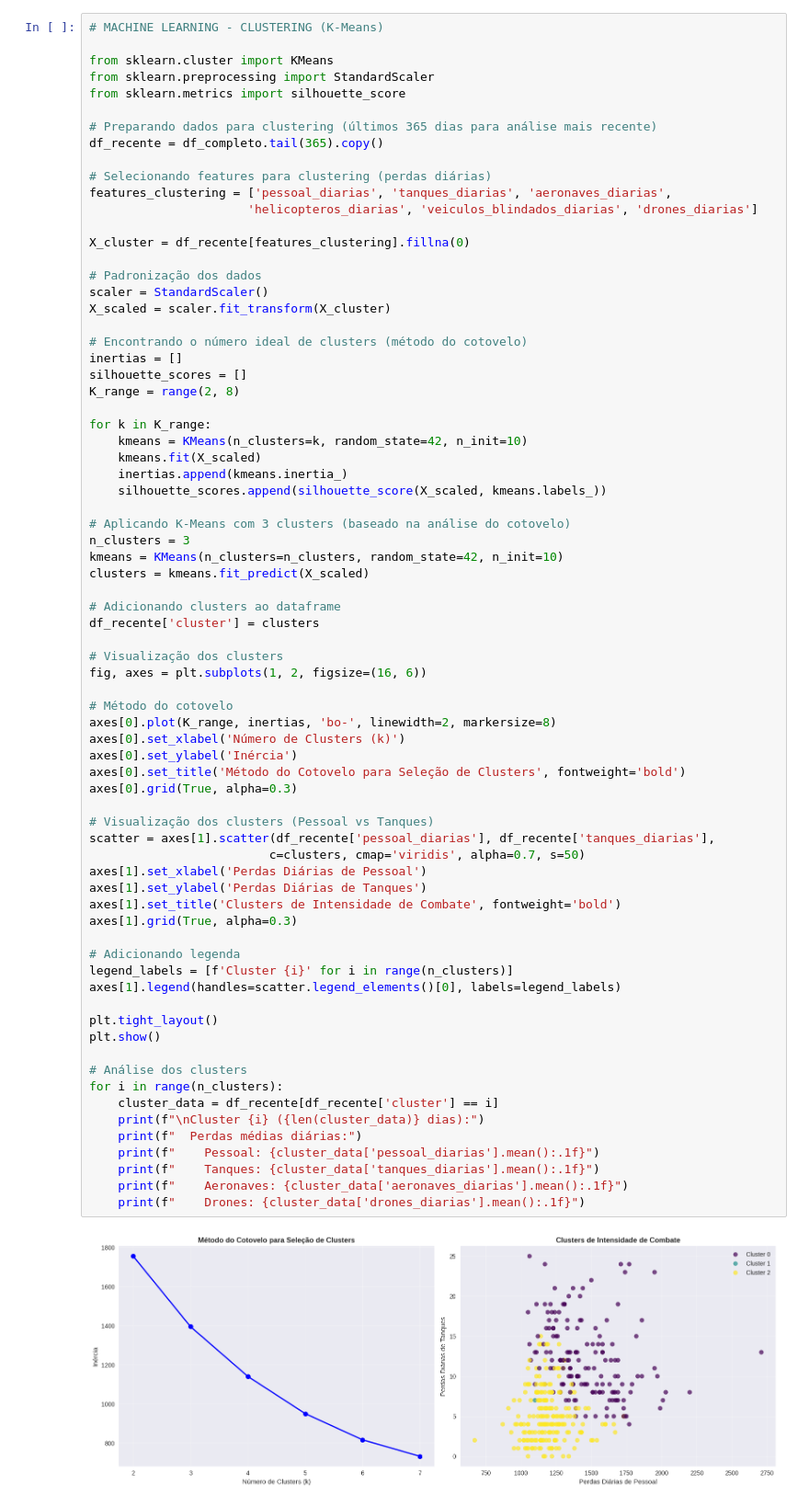
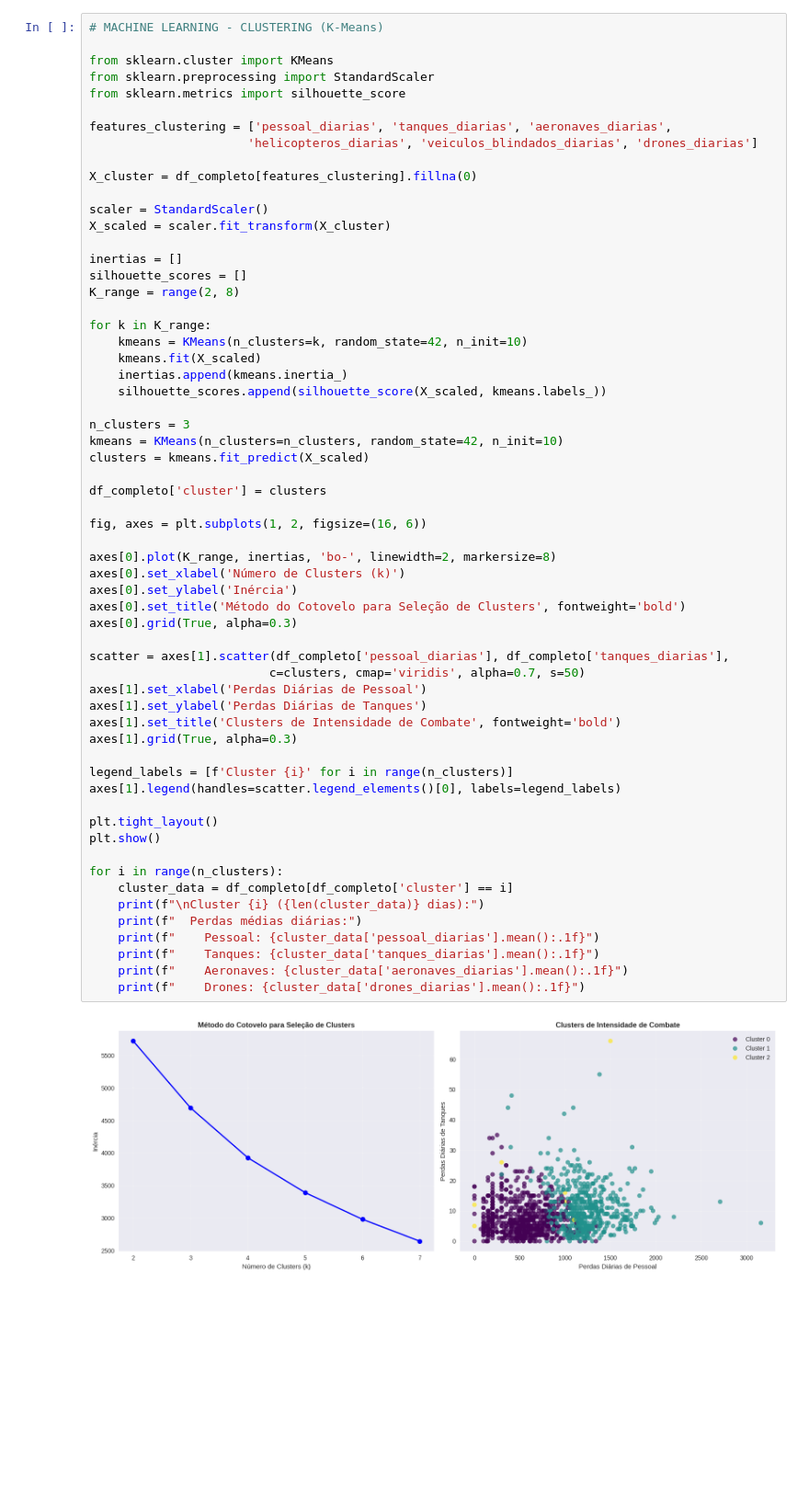
Before and after one commit to wellsla/analise-guerra-na-ucrania-ds-upf, a Jupyter notebook: AnaliseDaGuerraNaUcrania.ipynb, the cells around one changed output. Shown at 92% size. Drawn from its saved outputs; the diff is of its cells as text; blank space fills up the shorter version.

```diff
--- a/AnaliseDaGuerraNaUcrania.ipynb
+++ b/AnaliseDaGuerraNaUcrania.ipynb
@@ -169,20 +143,14 @@ from sklearn.cluster import KMeans
 from sklearn.preprocessing import StandardScaler
 from sklearn.metrics import silhouette_score
 
-# Preparando dados para clustering (últimos 365 dias para análise mais recente)
-df_recente = df_completo.tail(365).copy()
-
-# Selecionando features para clustering (perdas diárias)
 features_clustering = ['pessoal_diarias', 'tanques_diarias', 'aeronaves_diarias',
                       'helicopteros_diarias', 'veiculos_blindados_diarias', 'drones_diarias']
 
-X_cluster = df_recente[features_clustering].fillna(0)
+X_cluster = df_completo[features_clustering].fillna(0)
 
-# Padronização dos dados
 scaler = StandardScaler()
 X_scaled = scaler.fit_transform(X_cluster)
 
-# Encontrando o número ideal de clusters (método do cotovelo)
 inertias = []
 silhouette_scores = []
 K_range = range(2, 8)
@@ -193,47 +161,40 @@ for k in K_range:
     inertias.append(kmeans.inertia_)
     silhouette_scores.append(silhouette_score(X_scaled, kmeans.labels_))
 
-# Aplicando K-Means com 3 clusters (baseado na análise do cotovelo)
 n_clusters = 3
 kmeans = KMeans(n_clusters=n_clusters, random_state=42, n_init=10)
 clusters = kmeans.fit_predict(X_scaled)
 
-# Adicionando clusters ao dataframe
-df_recente['cluster'] = clusters
+df_completo['cluster'] = clusters
 
-# Visualização dos clusters
 fig, axes = plt.subplots(1, 2, figsize=(16, 6))
 
-# Método do cotovelo
 axes[0].plot(K_range, inertias, 'bo-', linewidth=2, markersize=8)
 axes[0].set_xlabel('Número de Clusters (k)')
 axes[0].set_ylabel('Inércia')
 axes[0].set_title('Método do Cotovelo para Seleção de Clusters', fontweight='bold')
 axes[0].grid(True, alpha=0.3)
 
-# Visualização dos clusters (Pessoal vs Tanques)
-scatter = axes[1].scatter(df_recente['pessoal_diarias'], df_recente['tanques_diarias'],
+scatter = axes[1].scatter(df_completo['pessoal_diarias'], df_completo['tanques_diarias'],
                          c=clusters, cmap='viridis', alpha=0.7, s=50)
 axes[1].set_xlabel('Perdas Diárias de Pessoal')
 axes[1].set_ylabel('Perdas Diárias de Tanques')
 axes[1].set_title('Clusters de Intensidade de Combate', fontweight='bold')
 axes[1].grid(True, alpha=0.3)
 
-# Adicionando legenda
 legend_labels = [f'Cluster {i}' for i in range(n_clusters)]
 axes[1].legend(handles=scatter.legend_elements()[0], labels=legend_labels)
 
 plt.tight_layout()
 plt.show()
 
-# Análise dos clusters
 for i in range(n_clusters):
-    cluster_data = df_recente[df_recente['cluster'] == i]
+    cluster_data = df_completo[df_completo['cluster'] == i]
     print(f"\nCluster {i} ({len(cluster_data)} dias):")
     print(f"  Perdas médias diárias:")
     print(f"    Pessoal: {cluster_data['pessoal_diarias'].mean():.1f}")
     print(f"    Tanques: {cluster_data['tanques_diarias'].mean():.1f}")
     print(f"    Aeronaves: {cluster_data['aeronaves_diarias'].mean():.1f}")
     print(f"    Drones: {cluster_data['drones_diarias'].mean():.1f}")
 # %% [output]
-[figure, old version]
+[figure, new version]
```
Also changed, not shown: parts of 9 cells of this notebook, 4 other files.
